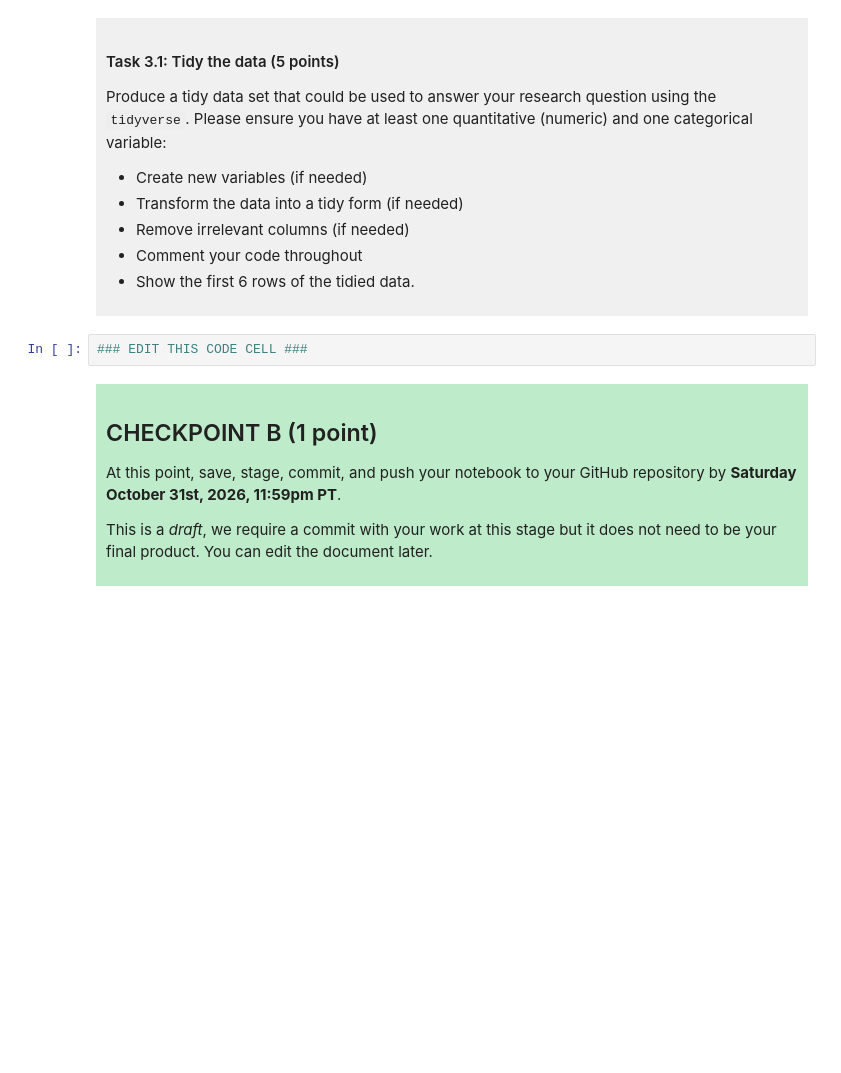
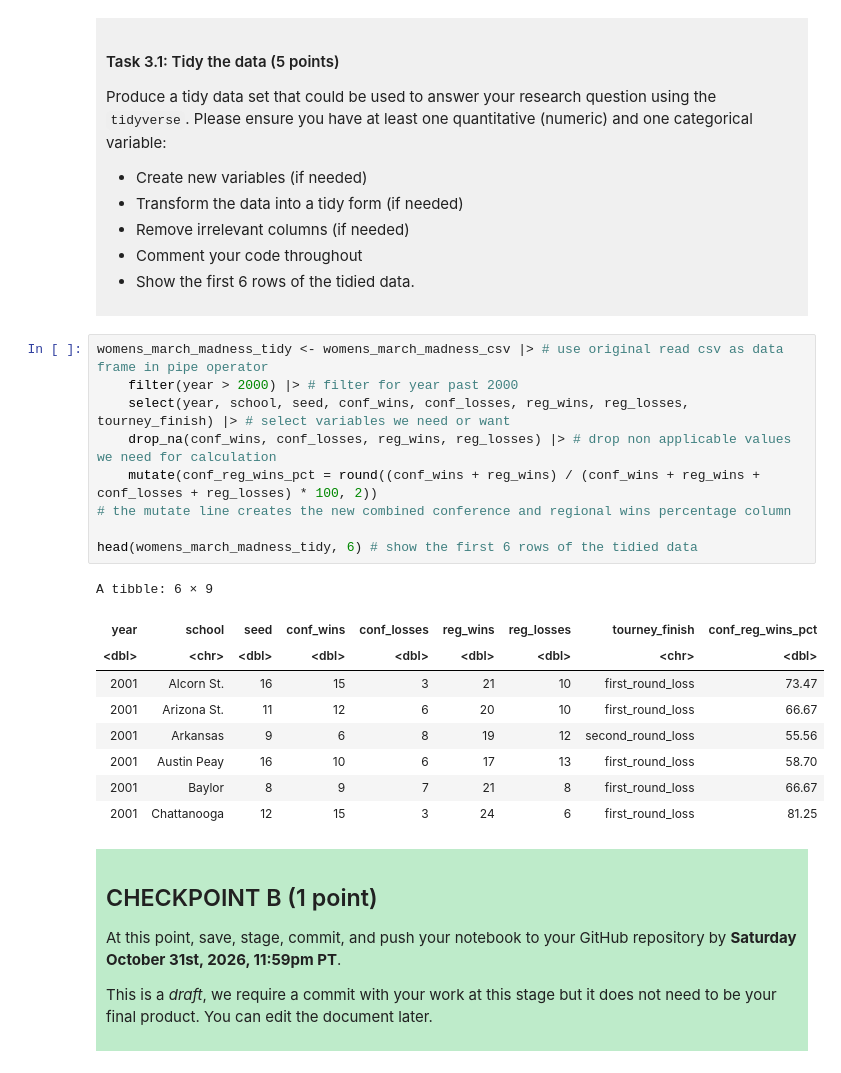
Before and after one commit to kenblx/dsci-100-project-kendrick-cheng, a Jupyter notebook: dsci-100-project-notebook.ipynb, the cells around one changed output. Cells and saved outputs as stored; diff of their text form; blank space fills up the shorter version.

```diff
--- a/dsci-100-project-notebook.ipynb
+++ b/dsci-100-project-notebook.ipynb
@@ -189,7 +212,24 @@ Produce a tidy data set that could be used to answer your research question usin
 
 </div>
 # %%
-### EDIT THIS CODE CELL ###
+womens_march_madness_tidy <- womens_march_madness_csv |> # use original read csv as data frame in pipe operator
+    filter(year > 2000) |> # filter for year past 2000
+    select(year, school, seed, conf_wins, conf_losses, reg_wins, reg_losses, tourney_finish) |> # select variables we need or want
+    drop_na(conf_wins, conf_losses, reg_wins, reg_losses) |> # drop non applicable values we need for calculation
+    mutate(conf_reg_wins_pct = round((conf_wins + reg_wins) / (conf_wins + reg_wins + conf_losses + reg_losses) * 100, 2))
+# the mutate line creates the new combined conference and regional wins percentage column
+
+head(womens_march_madness_tidy, 6) # show the first 6 rows of the tidied data
+# %% [output]
+A tibble: 6 × 9
+| year | school | seed | conf_wins | conf_losses | reg_wins | reg_losses | tourney_finish | conf_reg_wins_pct |
+| <dbl> | <chr> | <dbl> | <dbl> | <dbl> | <dbl> | <dbl> | <chr> | <dbl> |
+| 2001 | Alcorn St. | 16 | 15 | 3 | 21 | 10 | first_round_loss | 73.47 |
+| 2001 | Arizona St. | 11 | 12 | 6 | 20 | 10 | first_round_loss | 66.67 |
+| 2001 | Arkansas | 9 | 6 | 8 | 19 | 12 | second_round_loss | 55.56 |
+| 2001 | Austin Peay | 16 | 10 | 6 | 17 | 13 | first_round_loss | 58.70 |
+| 2001 | Baylor | 8 | 9 | 7 | 21 | 8 | first_round_loss | 66.67 |
+| 2001 | Chattanooga | 12 | 15 | 3 | 24 | 6 | first_round_loss | 81.25 |
 # %% [markdown]
 <div style="background-color: #beebca; padding: 10px;">
 
```
Also changed, not shown: parts of 3 cells of this notebook.
